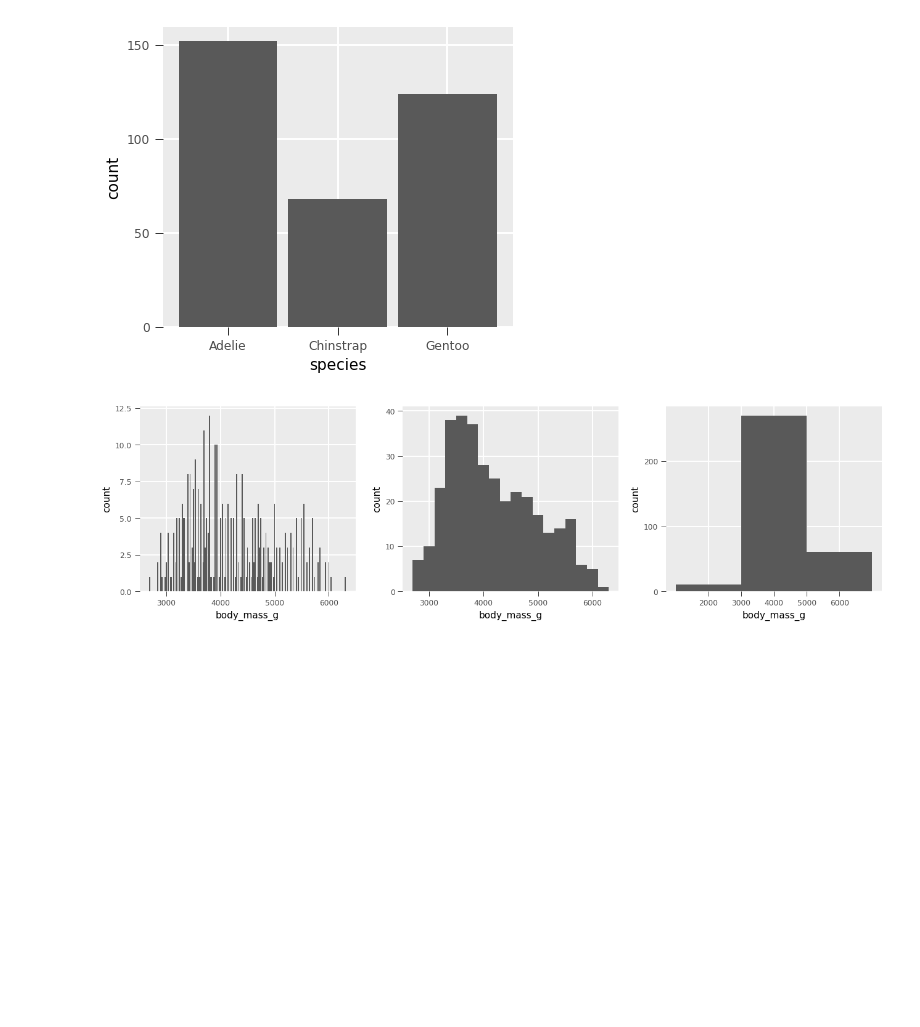
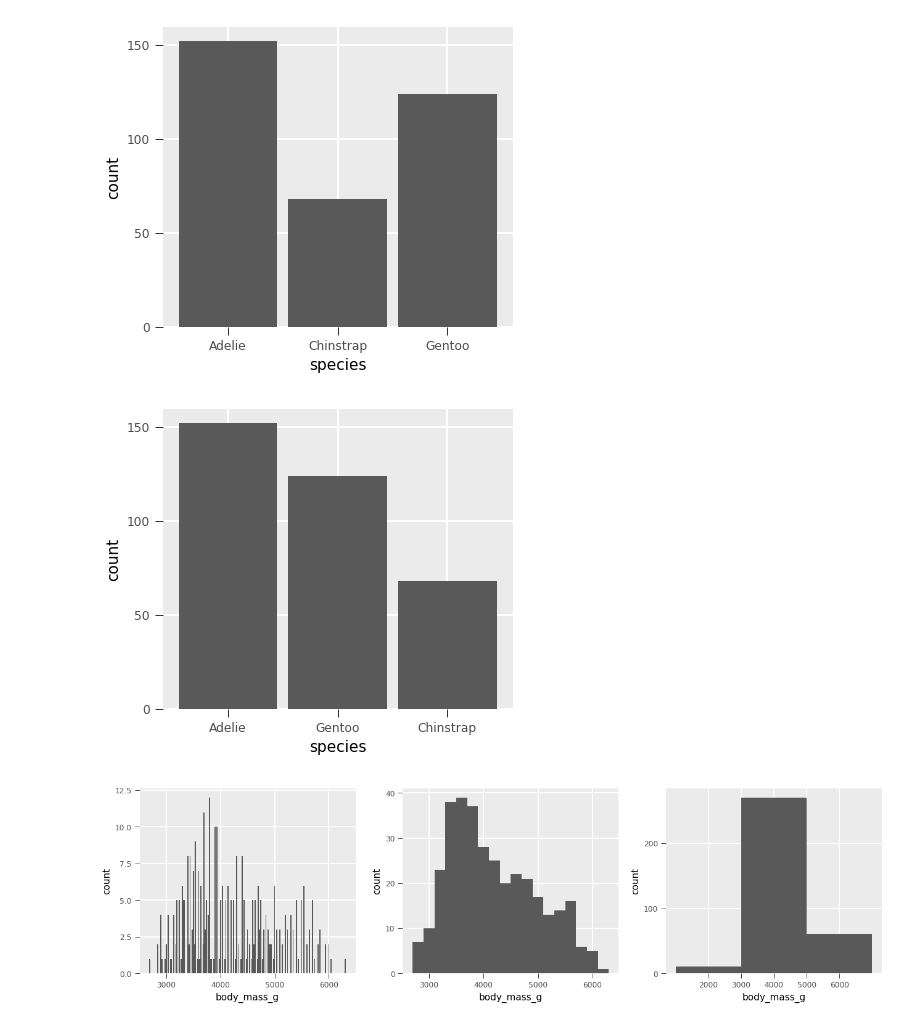
Before and after one commit to huangziwei/hea, a Jupyter notebook: example/books/dataframe.ipynb, the cells around one changed output. Drawn from its saved outputs; the diff is of its cells as text; code cells hidden in the pictures; blank space fills up the shorter version.

```diff
--- a/example/books/dataframe.ipynb
+++ b/example/books/dataframe.ipynb
@@ -42,6 +42,11 @@ penguins = hea.data("penguins", package="palmerpenguins")
 penguins.ggplot(x="species").geom_bar()
 # %% [output]
 [figure]
+# %%
+from hea.ggplot import fct_infreq
+penguins.ggplot(x=fct_infreq("species")).geom_bar()
+# %% [output]
+[figure, added]
 # %%
 p1 = penguins.ggplot(x ="body_mass_g").geom_histogram(binwidth = 20)
 p2 = penguins.ggplot(x ="body_mass_g").geom_histogram(binwidth = 200)
```
Also changed, not shown: parts of 5 cells of this notebook, 4 other files.
